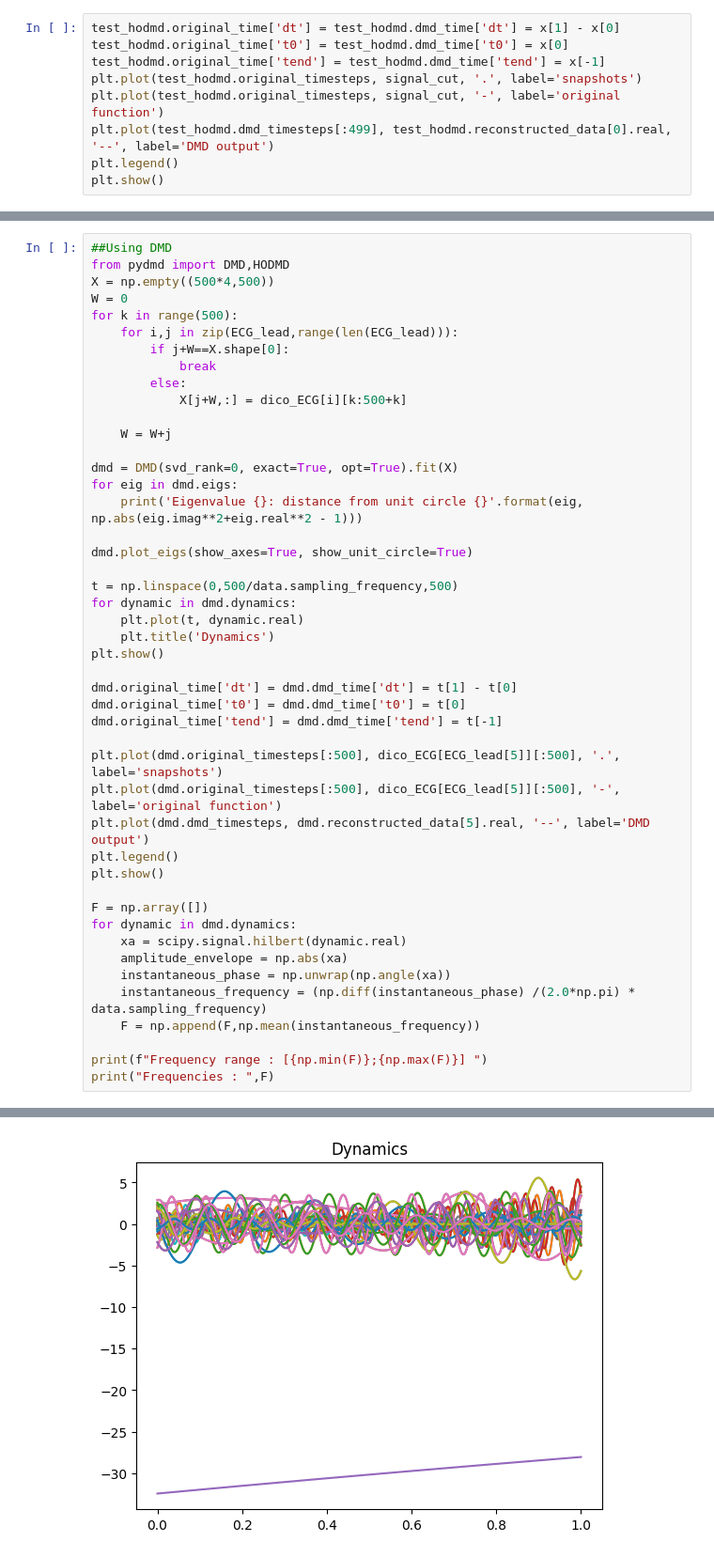
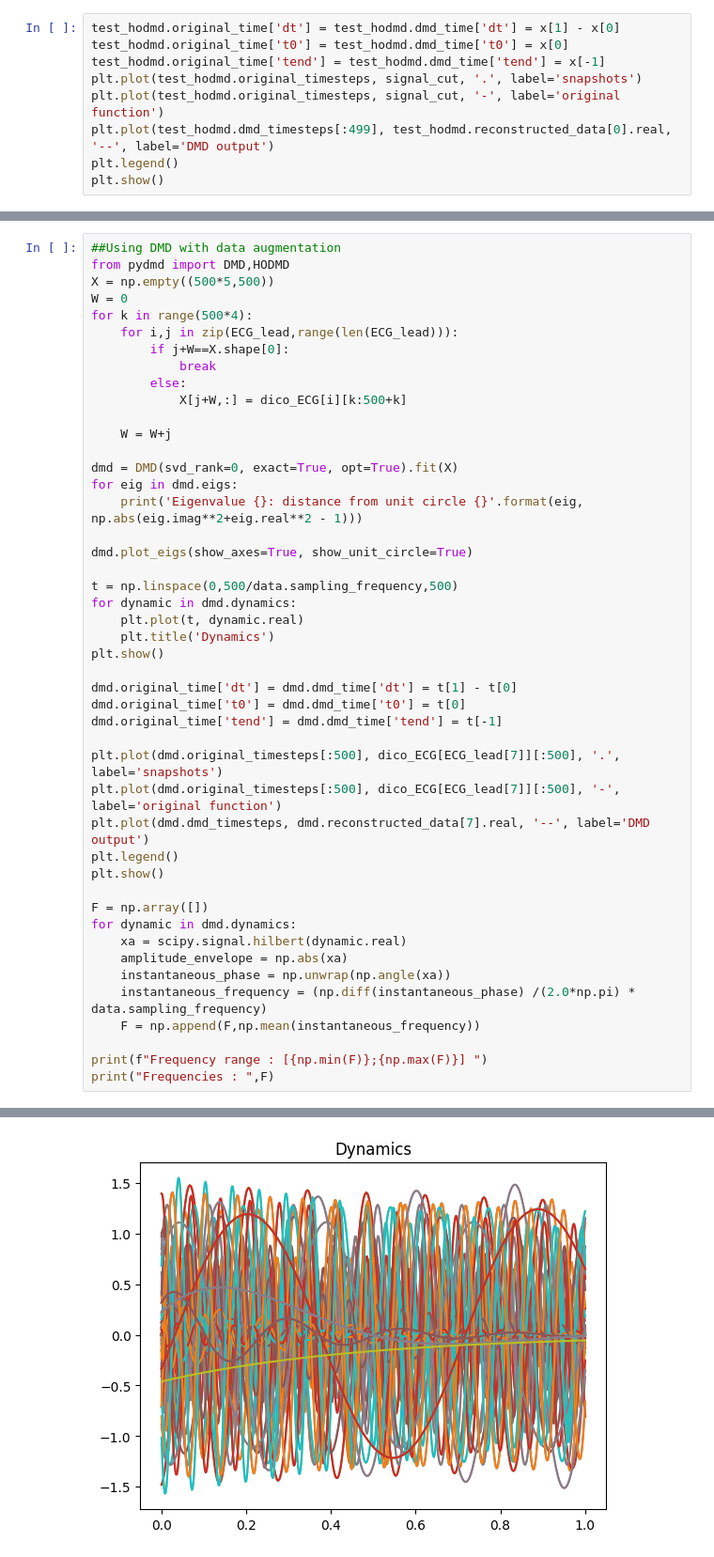
Before and after one commit to CBergerEPFL/maitrise, a Jupyter notebook: test_sample.ipynb, the cells around one changed output, grey strips where cells are left out. Shown at 94% size. Cells and saved outputs as stored; diff of their text form.

Commit message:
New graphs

```diff
--- a/test_sample.ipynb
+++ b/test_sample.ipynb
@@ -2109,9 +2050,9 @@ plt.show()
 # %%
-##Using DMD
+##Using DMD with data augmentation
 from pydmd import DMD,HODMD
-X = np.empty((500*4,500))
+X = np.empty((500*5,500))
 W = 0
-for k in range(500):
+for k in range(500*4):
     for i,j in zip(ECG_lead,range(len(ECG_lead))):
         if j+W==X.shape[0]:
             break
@@ -2136,9 +2077,9 @@ dmd.original_time['dt'] = dmd.dmd_time['dt'] = t[1] - t[0]
 dmd.original_time['t0'] = dmd.dmd_time['t0'] = t[0]
 dmd.original_time['tend'] = dmd.dmd_time['tend'] = t[-1]
 
-plt.plot(dmd.original_timesteps[:500], dico_ECG[ECG_lead[5]][:500], '.', label='snapshots')
-plt.plot(dmd.original_timesteps[:500], dico_ECG[ECG_lead[5]][:500], '-', label='original function')
-plt.plot(dmd.dmd_timesteps, dmd.reconstructed_data[5].real, '--', label='DMD output')
+plt.plot(dmd.original_timesteps[:500], dico_ECG[ECG_lead[7]][:500], '.', label='snapshots')
+plt.plot(dmd.original_timesteps[:500], dico_ECG[ECG_lead[7]][:500], '-', label='original function')
+plt.plot(dmd.dmd_timesteps, dmd.reconstructed_data[7].real, '--', label='DMD output')
 plt.legend()
 plt.show()
 
@@ -2174 +2115 @@ Eigenvalue (0.9913863161006842-0.10262073743619014j): distance from unit circle
-[figure, old version]
+[figure, new version]
```
Also changed, not shown: parts of 7 cells of this notebook.
